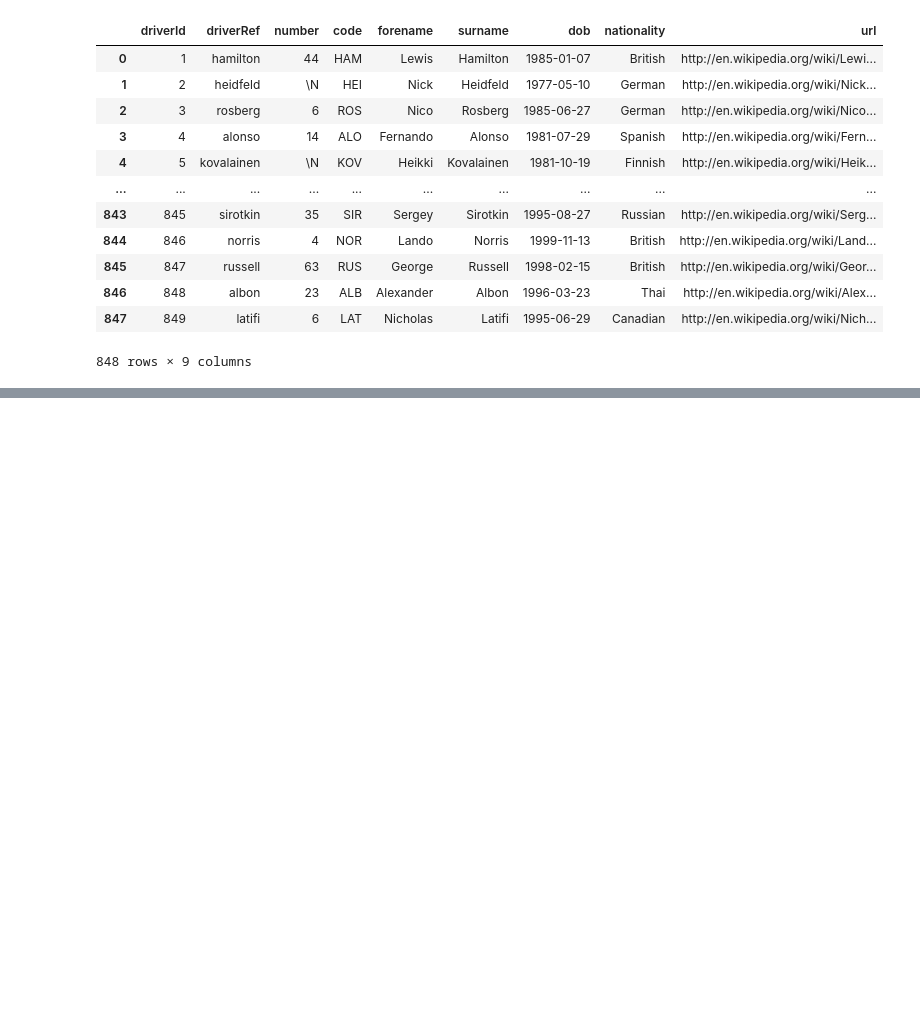
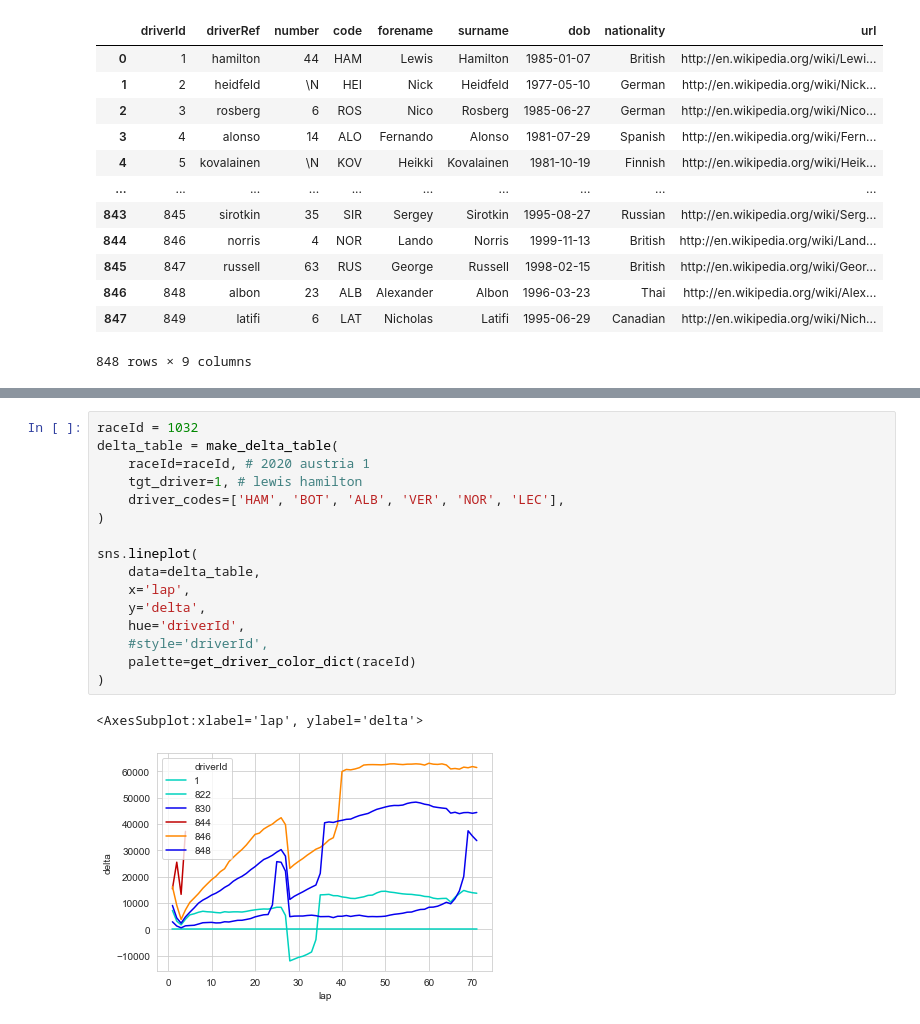
Before and after one commit to luke-bassett/f1-analysis, a Jupyter notebook: f1-analysis/plot_lap_delta_inprog.ipynb, the cells around one changed output, grey strips where cells are left out. Cells and saved outputs as stored; diff of their text form; blank space fills up the shorter version.

```diff
--- a/f1-analysis/plot_lap_delta_inprog.ipynb
+++ b/f1-analysis/plot_lap_delta_inprog.ipynb
@@ -197,0 +293,19 @@ fig, ax = plot_driver_deltas(1032, 1)#, driver_codes=['HAM', 'BOT', 'ALB', 'VER'
+# %%
+raceId = 1032
+delta_table = make_delta_table(
+    raceId=raceId, # 2020 austria 1
+    tgt_driver=1, # lewis hamilton
+    driver_codes=['HAM', 'BOT', 'ALB', 'VER', 'NOR', 'LEC'],
+)
+
+sns.lineplot(
+    data=delta_table,
+    x='lap',
+    y='delta',
+    hue='driverId',
+    #style='driverId',
+    palette=get_driver_color_dict(raceId)
+)
+# %% [output]
+<AxesSubplot:xlabel='lap', ylabel='delta'>
+[figure, added]
```
Also changed, not shown: parts of 3 cells of this notebook.
